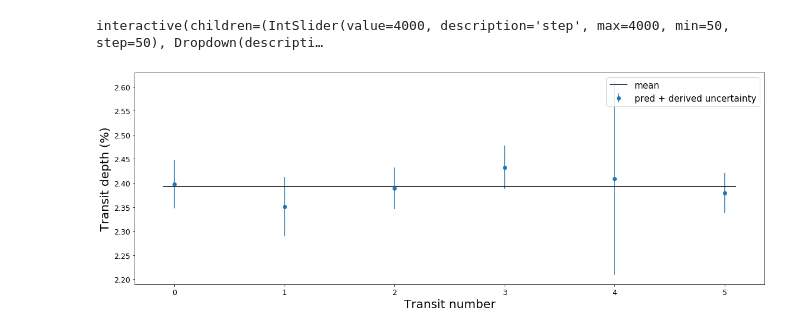
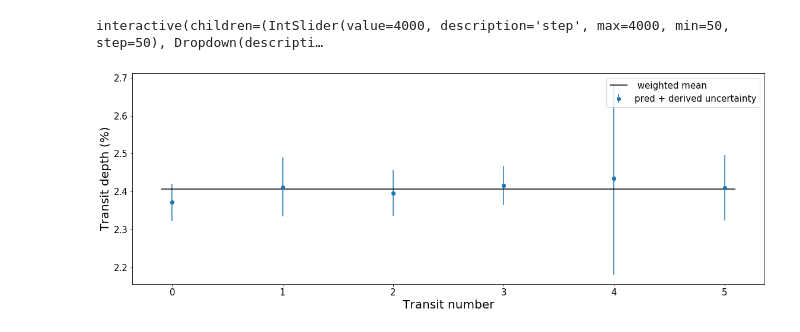
Before and after one commit to ucl-exoplanets/deepARTransit, a Jupyter notebook: deepartransit/notebooks/01_visualize_learning.ipynb, the cells around one changed output. Cells and saved outputs as stored; diff of their text form; code cells hidden in the pictures.

```diff
--- a/deepartransit/notebooks/01_visualize_learning.ipynb
+++ b/deepartransit/notebooks/01_visualize_learning.ipynb
@@ -54,5 +54,14 @@ experiment_button = widgets.Dropdown(
     description='\t\t',
     disabled=False
 )
+# %%
+# Experiment text box widget
+experiment_widget = widgets.Textarea(
+    #options=sorted(list({r.split('experiments')[1][1:] for r,d,f in os.walk(os.path.join(project_dir, 'deepartransit','experiments')) if 'output' in d and 'summary' in d})),
+    value='cobweb/',
+    # rows=10,
+    description='\t\t',
+    disabled=False
+)
 # %%
 #Select an experime
@@ -64,7 +73,8 @@ Dropdown(description='\t\t', index=8, options=('cobweb/agol_all_artif_transits',
 from utils.config import get_config_file, process_config
 from deepartransit.data_handling import data_generator
 
-experiment_folder = experiment_button.value
+experiment_folder = experiment_widget.value
+project_dir = project_button.value
 #experiment_folder = 'cob£web/agol_rlc/22807296/'
 experiment_dir = os.path.join(project_dir, 'deepartransit', 'experiments', experiment_folder)
 print(experiment_dir)
@@ -91,18 +105,19 @@ selecting linear transit model
 # retrieve evaluation steps
 loc_dict = {}
 pars_dict = {}
+scale_dict = {}
 for fn in [s for s in os.listdir(os.path.join(project_dir, config.output_dir)) if (s[:3] == 'loc')]:
     step = fn.split('_')[-1].split('.')[0]
     try:
         loc_dict[int(step)] = np.load(os.path.join(project_dir, config.output_dir, fn)).swapaxes(0,1)#.mean(axis=0)
         pars_dict[int(step)] = np.load(os.path.join(project_dir, config.output_dir, 'trans_pars_{}.npy'.format(step))).swapaxes(0,1)
-
+        scale_dict[int(step)] = np.load(os.path.join(project_dir, config.output_dir, 'scales_array_{}.npy'.format(step))).swapaxes(0,1)#.mean(axis=0)
         #pred_instr = traces_array.mean(axis=(0))
         #length_pred = pred_instr.shape[1]
         #plc_trans = data.Z[:, config.pretrans_length:config.pretrans_length+config.trans_length+1]
     except:
         print(fn)
-        continue
+        break
 step_list = sorted([int(k) for k in loc_dict if k!='array'])
 print(step_list)
 # %% [output]
@@ -110,7 +125,7 @@ print(step_list)
 # %%
 # Visualize evolution of predictions and fits
 pred_range = range(config.pretrans_length, config.pretrans_length+ config.trans_length + 1)
-
+transitModel = LinearTransit
 def update(step = step_list[-1], obs = 0, show=True, verbose=True):
     loc_k = np.load(os.path.join(project_dir, config.output_dir, 'loc_array_{}.npy'.format(step))).swapaxes(0,1)
     scales_k = np.load(os.path.join(project_dir, config.output_dir, 'scales_array_{}.npy'.format(step))).swapaxes(0,1)[obs].flatten()
@@ -198,19 +213,22 @@ interactive_plot
 # %% [output]
 interactive(children=(IntSlider(value=4000, description='step', max=4000, min=50, step=50), Dropdown(descripti…
 # %%
-step = -1
+step = -1 #step_list[-1] #1000//config.freq_eval
 power = 1 if config['transit_model'].lower() == 'linear' else 2
 
 yerr = [update(obs=i, show=False, verbose=False)[1] for i in range(data.Z.shape[0])]
 
 pars_array = np.array([pars_dict[step] for step in step_list])
-plt.errorbar(range(data.Z.shape[0]), pars_array[step,1]**power*100, fmt='o', yerr=np.array(yerr)**power*100, label='pred + derived uncertainty')
+
+plt.scatter(range(data.Z.shape[0]), pars_array[step,1]**power*100)
+
+plt.errorbar(range(data.Z.shape[0]), pars_array[step,1]**power*100, fmt='o', yerr=np.array(yerr)*100, label='pred + derived uncertainty')
 
 #plt.hlines(0.015, 0,5, color='r', label='ground truth')
-plt.hlines(np.mean(pars_array[step,1]**power)*100, -0.1, 5.1, label='mean')
+plt.hlines(np.mean(pars_array[step,1]**power)*100, -0.1, 5.1, label=' weighted mean')
 plt.xlabel('Transit number', fontsize=20)
 plt.ylabel('Transit depth (%)', rotation=90, fontsize=20)
 plt.legend()
 pass
 # %% [output]
-[figure, old version]
+[figure, new version]
```
Also changed, not shown: parts of 17 cells of this notebook, 3 other files.
